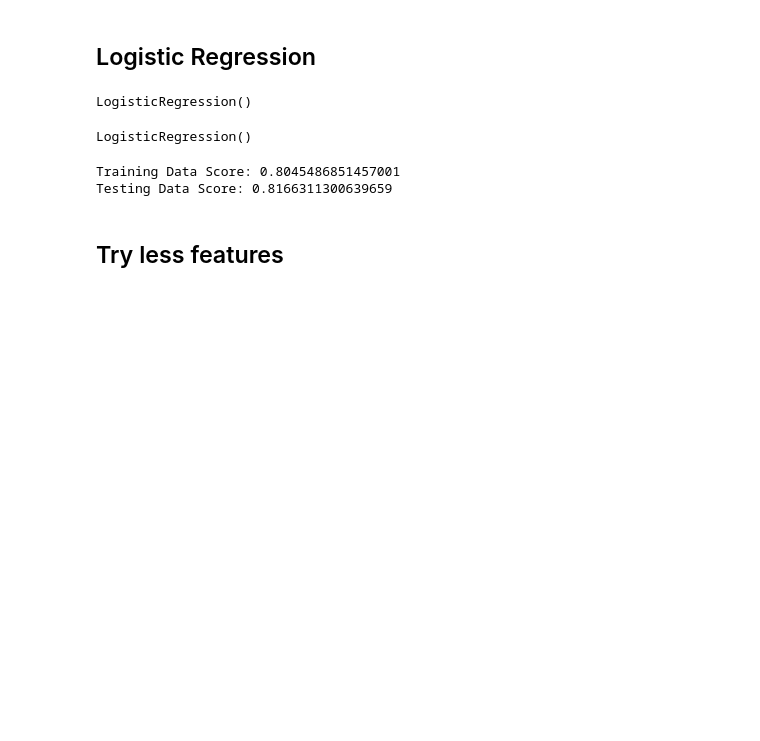
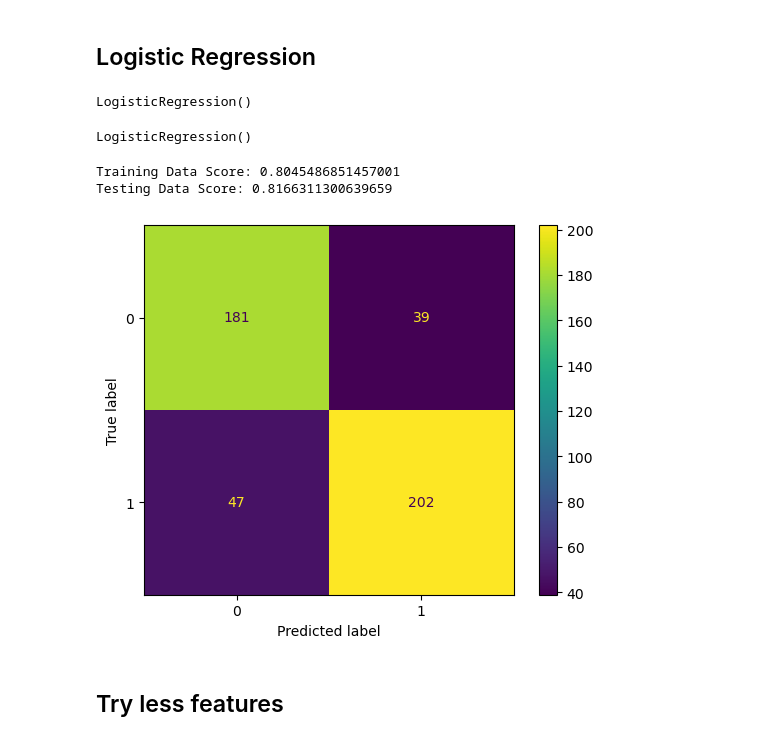
Before and after one commit to zrwood28/drug-use-personality-types, a Jupyter notebook: personality_drugs_supervised-learning.ipynb, the cells around one changed output. Saved outputs shown, nothing was run; the diff lists cells and outputs as text; code cells hidden in the pictures; blank space fills up the shorter version.

Commit message:
Updated logistic regression page, added confusion matrices.

```diff
--- a/personality_drugs_supervised-learning.ipynb
+++ b/personality_drugs_supervised-learning.ipynb
@@ -231,6 +231,18 @@ print(f"Testing Data Score: {clf.score(X_test, y_test)}")
 # %% [output]
 Training Data Score: 0.8045486851457001
 Testing Data Score: 0.8166311300639659
+# %%
+# show sample confusion matrix
+from sklearn.metrics import confusion_matrix, ConfusionMatrixDisplay
+
+y_pred = clf.predict(X_test)
+cm = confusion_matrix(y_test, y_pred, labels = clf.classes_)
+cmplot = ConfusionMatrixDisplay(confusion_matrix = cm, display_labels = clf.classes_)
+
+cmplot.plot()
+plt.show()
+# %% [output]
+[figure, added]
 # %% [markdown]
 ## Try less features
 # %%
```
Also changed, not shown: 6 other files.
